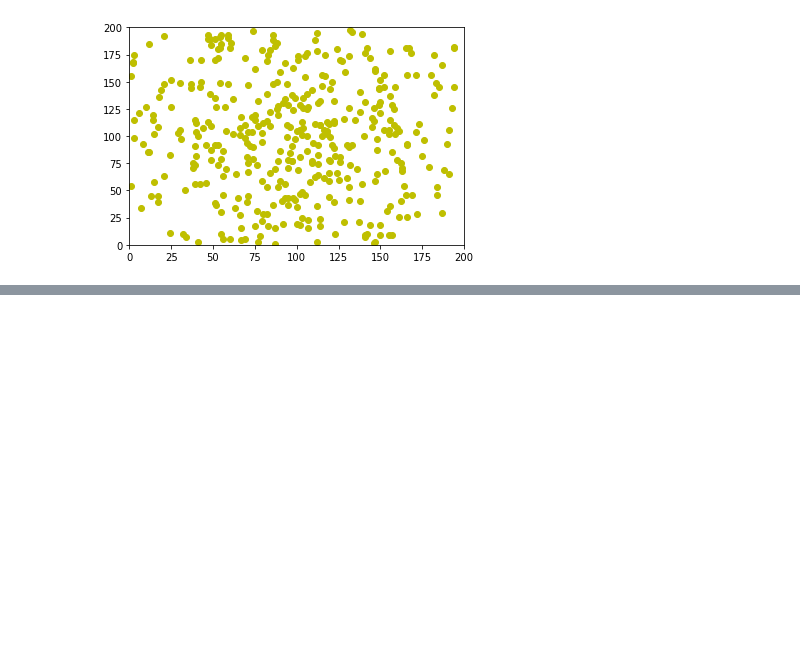
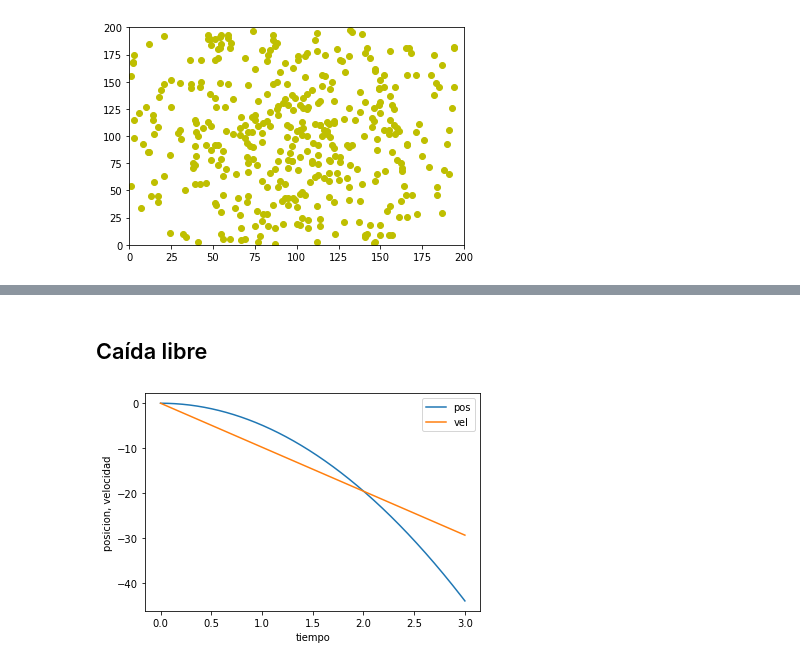
Before and after one commit to jesusigarmor/Matematicas-computacionales-fall2020, a Jupyter notebook: alumnos/anacris2802/EjerciciosClase.ipynb, the cells around one changed output, grey strips where cells are left out. Cells and saved outputs as stored; diff of their text form; code cells hidden in the pictures; blank space fills up the shorter version.

```diff
--- a/alumnos/anacris2802/EjerciciosClase.ipynb
+++ b/alumnos/anacris2802/EjerciciosClase.ipynb
@@ -612,0 +626,49 @@ plt.ylim(0,200)
+# %% [markdown]
+## Caída libre
+# %%
+def caida_libre(estado, sistema):
+    g0 = estado[1]
+    g1 = -9.8
+
+    return np.array([g0, g1])
+
+def euler(y, t, dt, derivadas):
+    y_next = y + derivadas(y, t)*dt
+    return y_next
+# %%
+N = 1000 # número de pasos
+
+x0 = 0.0  # posición inicial
+
+v0 = 0.0  # velocidad inicial
+
+g = -9.8 # aceleración de la gravedad en la tierra
+
+tau = 3.0 # tiempo de la simulación
+
+dt = tau/(float)(N-1)  # tamaño del paso
+
+
+time = np.linspace(0, tau, N)
+y = np.zeros([N,2])
+
+y[0,0] = x0
+y[0,1] = v0
+
+for j in range(N-1):
+    y[j+1] = euler(y[j], time[j], dt, caida_libre)
+
+xdata = [y[j,0] for j in range(N)]
+vdata = [y[j,1] for j in range(N)]
+
+plt.plot(time, xdata, label="pos")
+plt.plot(time, vdata, label="vel")
+plt.xlabel("tiempo")
+plt.ylabel("posicion, velocidad")
+plt.legend(loc="best")
+
+
+xt = lambda x_i, v_i, a, t: x_i + v_i*a + 0.5*a*t**2
+vt = lambda v_i, a, t: v_i + a*t
+# %% [output]
+[figure, added]
```
Also changed, not shown: parts of 5 cells of this notebook.
